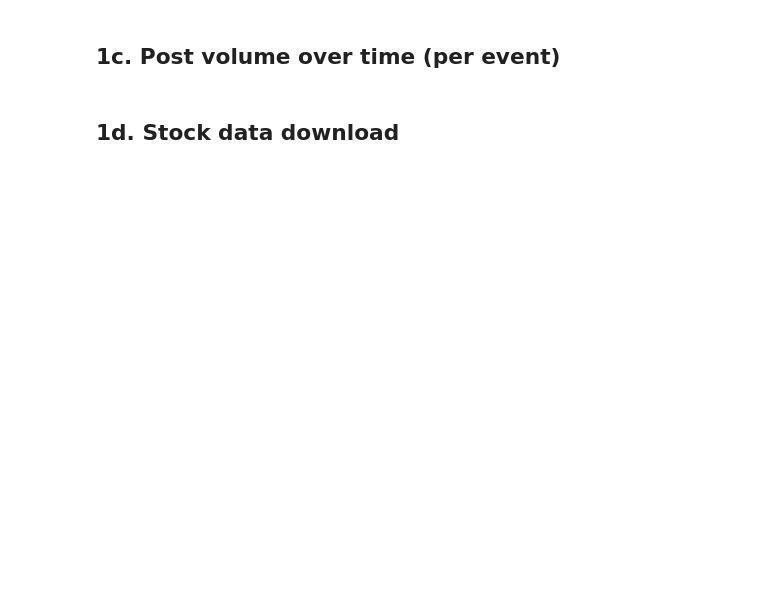
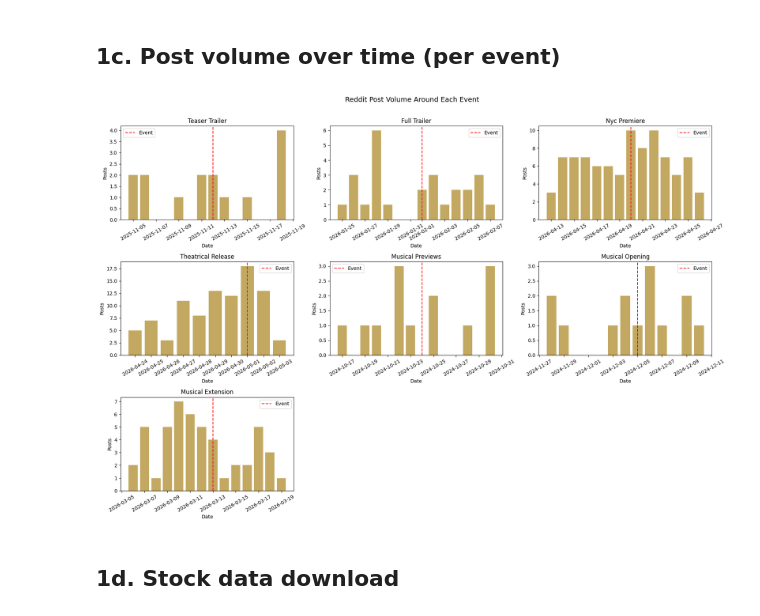
Before and after one commit to jsabazova/dwp2-luxury-sentiment, a Jupyter notebook: notebooks/01_data_collection.ipynb, the cells around one changed output. Drawn from its saved outputs; the diff is of its cells as text; code cells hidden in the pictures; blank space fills up the shorter version.

```diff
--- a/notebooks/01_data_collection.ipynb
+++ b/notebooks/01_data_collection.ipynb
@@ -39,29 +68,42 @@ for event in EVENT_DATES:
 # %% [markdown]
 ## 1c. Post volume over time (per event)
 # %%
-fig, axes = plt.subplots(2, 2, figsize=(14, 8))
+import math
+
+n_events = len(EVENT_DATES)
+ncols = 3
+nrows = math.ceil(n_events / ncols)
+
+fig, axes = plt.subplots(nrows, ncols, figsize=(18, 4 * nrows))
 axes = axes.flatten()
 
 for i, event in enumerate(EVENT_DATES):
     path = reddit_dir / f'{event}.csv'
     if not path.exists():
+        axes[i].set_visible(False)
         continue
     df = pd.read_csv(path, parse_dates=['date'])
     daily = df.groupby('date').size()
     event_date = EVENT_DATES[event]
 
     axes[i].bar(daily.index, daily.values, color='#B5933A', alpha=0.8)
     axes[i].axvline(pd.Timestamp(event_date), color='red', linestyle='--', label='Event')
     axes[i].set_title(event.replace('_', ' ').title())
     axes[i].set_xlabel('Date')
     axes[i].set_ylabel('Posts')
     axes[i].legend()
     axes[i].tick_params(axis='x', rotation=30)
 
+# Hide any unused axes
+for j in range(i + 1, len(axes)):
+    axes[j].set_visible(False)
+
 plt.suptitle('Reddit Post Volume Around Each Event', fontsize=14, y=1.01)
 plt.tight_layout()
 plt.savefig('../results/figures/post_volume.png', dpi=150, bbox_inches='tight')
 plt.show()
+# %% [output]
+[figure, added]
 # %% [markdown]
 ## 1d. Stock data download
 # %%
```
Also changed, not shown: parts of 4 cells of this notebook, 28 other files.
